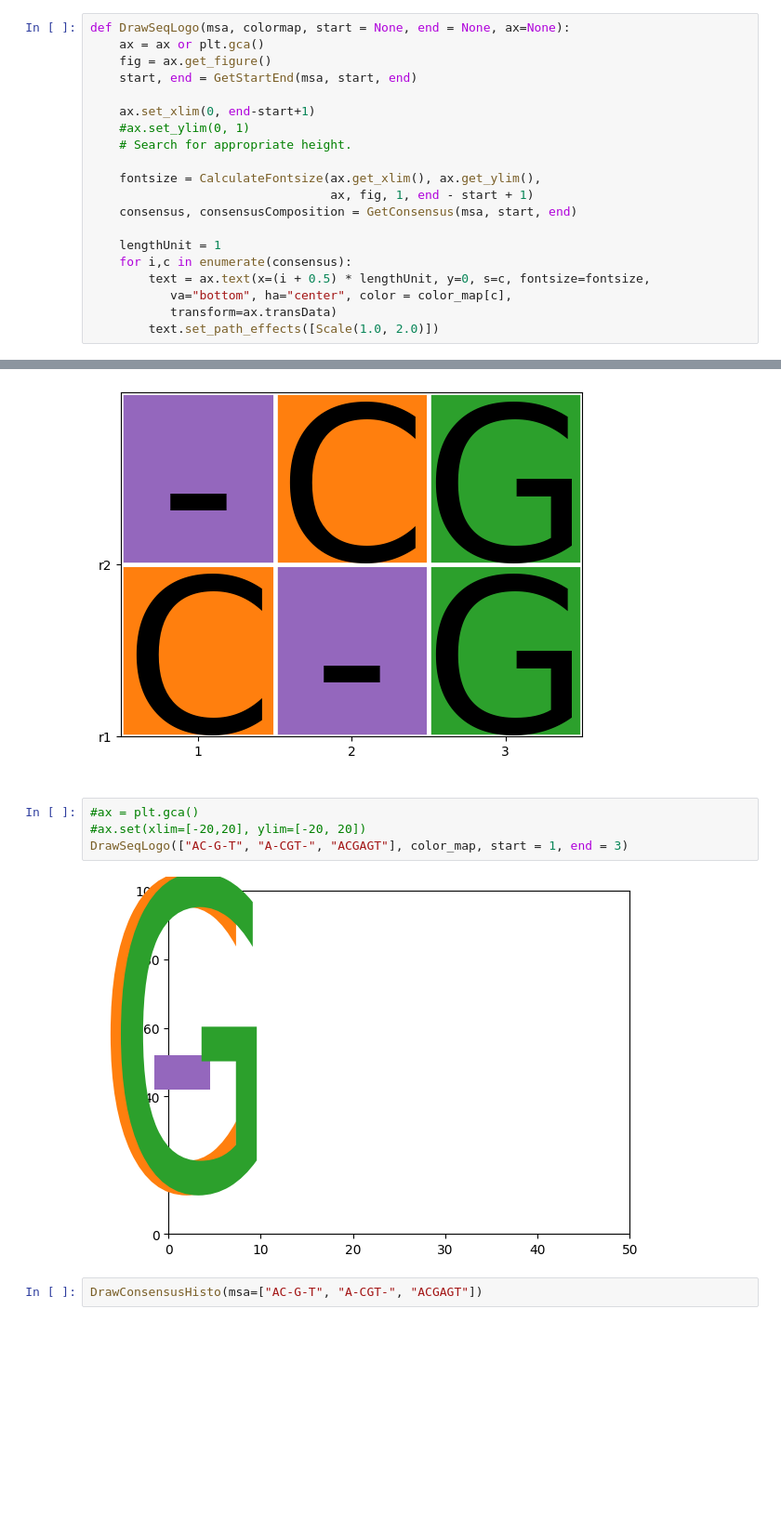
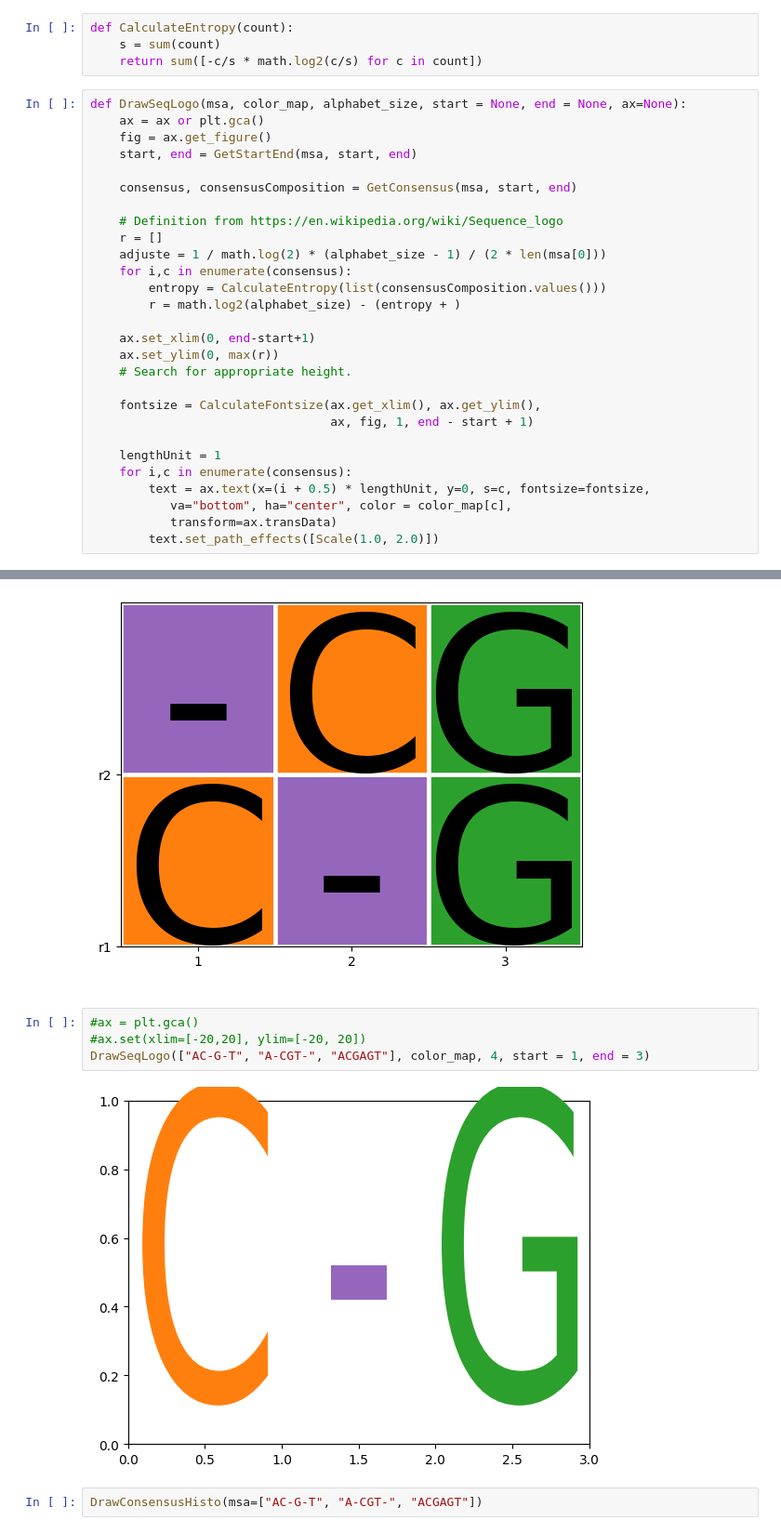
Before and after one commit to mourisl/MSAplot, a Jupyter notebook: vizMSA_dev.ipynb, the cells around one changed output, grey strips where cells are left out. Shown at 93% size. Drawn from its saved outputs; the diff is of its cells as text; blank space fills up the shorter version.

Commit message:
Start to work on seq logo height

```diff
--- a/vizMSA_dev.ipynb
+++ b/vizMSA_dev.ipynb
@@ -168,19 +169,31 @@ class Scale(RendererBase):
     def draw_path(self, renderer, gc, tpath, affine, rgbFace):
         affine = affine.identity().scale(self._sx, self._sy) + affine
         renderer.draw_path(gc, tpath, affine, rgbFace)
+# %%
+def CalculateEntropy(count):
+    s = sum(count)
+    return sum([-c/s * math.log2(c/s) for c in count])
 # %%
-def DrawSeqLogo(msa, colormap, start = None, end = None, ax=None):
+def DrawSeqLogo(msa, color_map, alphabet_size, start = None, end = None, ax=None):
     ax = ax or plt.gca()
     fig = ax.get_figure()
     start, end = GetStartEnd(msa, start, end)
 
+    consensus, consensusComposition = GetConsensus(msa, start, end)
+
+    # Definition from https://en.wikipedia.org/wiki/Sequence_logo
+    r = []
+    adjuste = 1 / math.log(2) * (alphabet_size - 1) / (2 * len(msa[0]))
+    for i,c in enumerate(consensus):
+        entropy = CalculateEntropy(list(consensusComposition.values()))
+        r = math.log2(alphabet_size) - (entropy + )
+
     ax.set_xlim(0, end-start+1)
-    #ax.set_ylim(0, 1)
+    ax.set_ylim(0, max(r))
     # Search for appropriate height.
 
     fontsize = CalculateFontsize(ax.get_xlim(), ax.get_ylim(),
                                  ax, fig, 1, end - start + 1)
-    consensus, consensusComposition = GetConsensus(msa, start, end)
 
     lengthUnit = 1
     for i,c in enumerate(consensus):
@@ -198,9 +211,9 @@ ax, color_map=DrawMSA(msa=["AC-G-T", "A-CGT-"], seq_names = ["r1", "r2"],
 # %%
 #ax = plt.gca()
 #ax.set(xlim=[-20,20], ylim=[-20, 20])
-DrawSeqLogo(["AC-G-T", "A-CGT-", "ACGAGT"], color_map, start = 1, end = 3)
+DrawSeqLogo(["AC-G-T", "A-CGT-", "ACGAGT"], color_map, 4, start = 1, end = 3)
 # %% [output]
-[figure, old version]
+[figure, new version]
 # %%
 DrawConsensusHisto(msa=["AC-G-T", "A-CGT-", "ACGAGT"])
 # %% [output]
```
Also changed, not shown: parts of 2 cells of this notebook.
